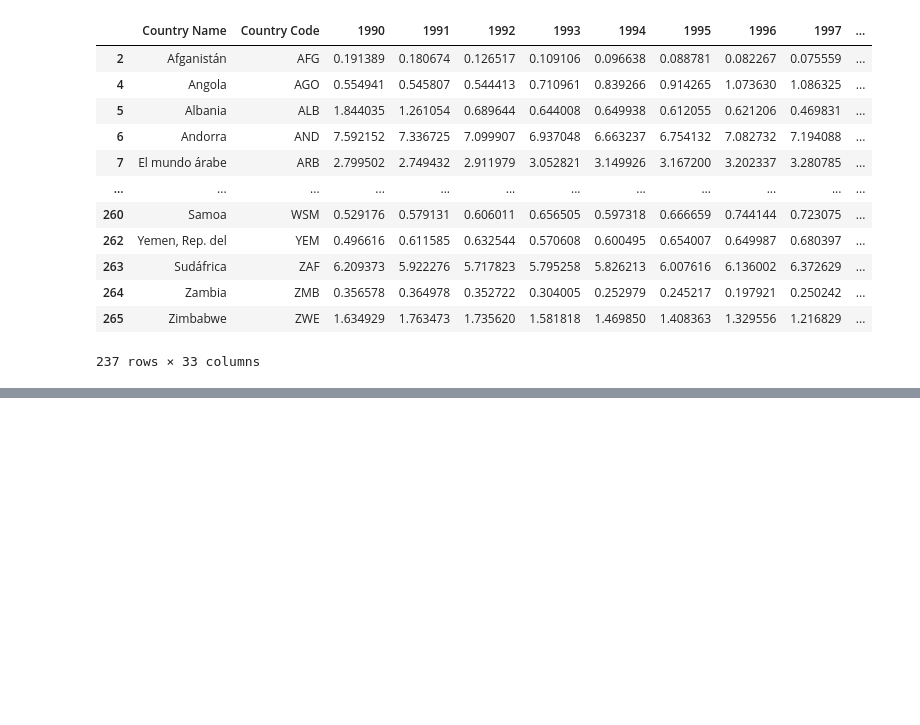
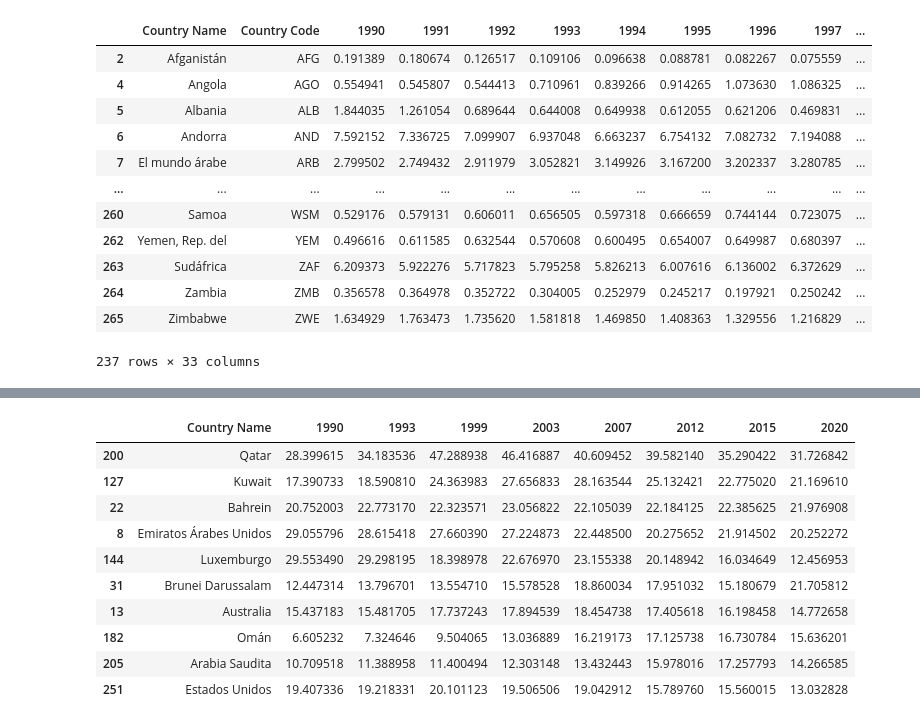
Before and after one commit to AndreesFernandes/Proyecto_Final-BD-ML-, a Jupyter notebook: Proyecto_Final.ipynb, the cells around one changed output, grey strips where cells are left out. Drawn from its saved outputs; the diff is of its cells as text; code cells hidden in the pictures; blank space fills up the shorter version.

```diff
--- a/Proyecto_Final.ipynb
+++ b/Proyecto_Final.ipynb
@@ -30,0 +73,17 @@ df
+# %%
+# Selecciono la columna con los nombres de países y los años intercalados de a 5 para reducir el volumen de los datos.
+df_reducido = df[["Country Name", "1990", "1993", "1999", "2003", "2007", "2012", "2015", "2020"]].sort_values(by='2012', ascending=False) # ordeno los valores de emisiones de mayor a menor(añp 2012)
+
+df_reducido.head(10) # muestro los 10 paises con mayores niveles de emisiones
+# %% [output]
+|  | Country Name | 1990 | 1993 | 1999 | 2003 | 2007 | 2012 | 2015 | 2020 |
+| 200 | Qatar | 28.399615 | 34.183536 | 47.288938 | 46.416887 | 40.609452 | 39.582140 | 35.290422 | 31.726842 |
+| 127 | Kuwait | 17.390733 | 18.590810 | 24.363983 | 27.656833 | 28.163544 | 25.132421 | 22.775020 | 21.169610 |
+| 22 | Bahrein | 20.752003 | 22.773170 | 22.323571 | 23.056822 | 22.105039 | 22.184125 | 22.385625 | 21.976908 |
+| 8 | Emiratos Árabes Unidos | 29.055796 | 28.615418 | 27.660390 | 27.224873 | 22.448500 | 20.275652 | 21.914502 | 20.252272 |
+| 144 | Luxemburgo | 29.553490 | 29.298195 | 18.398978 | 22.676970 | 23.155338 | 20.148942 | 16.034649 | 12.456953 |
+| 31 | Brunei Darussalam | 12.447314 | 13.796701 | 13.554710 | 15.578528 | 18.860034 | 17.951032 | 15.180679 | 21.705812 |
+| 13 | Australia | 15.437183 | 15.481705 | 17.737243 | 17.894539 | 18.454738 | 17.405618 | 16.198458 | 14.772658 |
+| 182 | Omán | 6.605232 | 7.324646 | 9.504065 | 13.036889 | 16.219173 | 17.125738 | 16.730784 | 15.636201 |
+| 205 | Arabia Saudita | 10.709518 | 11.388958 | 11.400494 | 12.303148 | 13.432443 | 15.978016 | 17.257793 | 14.266585 |
+| 251 | Estados Unidos | 19.407336 | 19.218331 | 20.101123 | 19.506506 | 19.042912 | 15.789760 | 15.560015 | 13.032828 |
```
Also changed, not shown: parts of 8 cells of this notebook.
